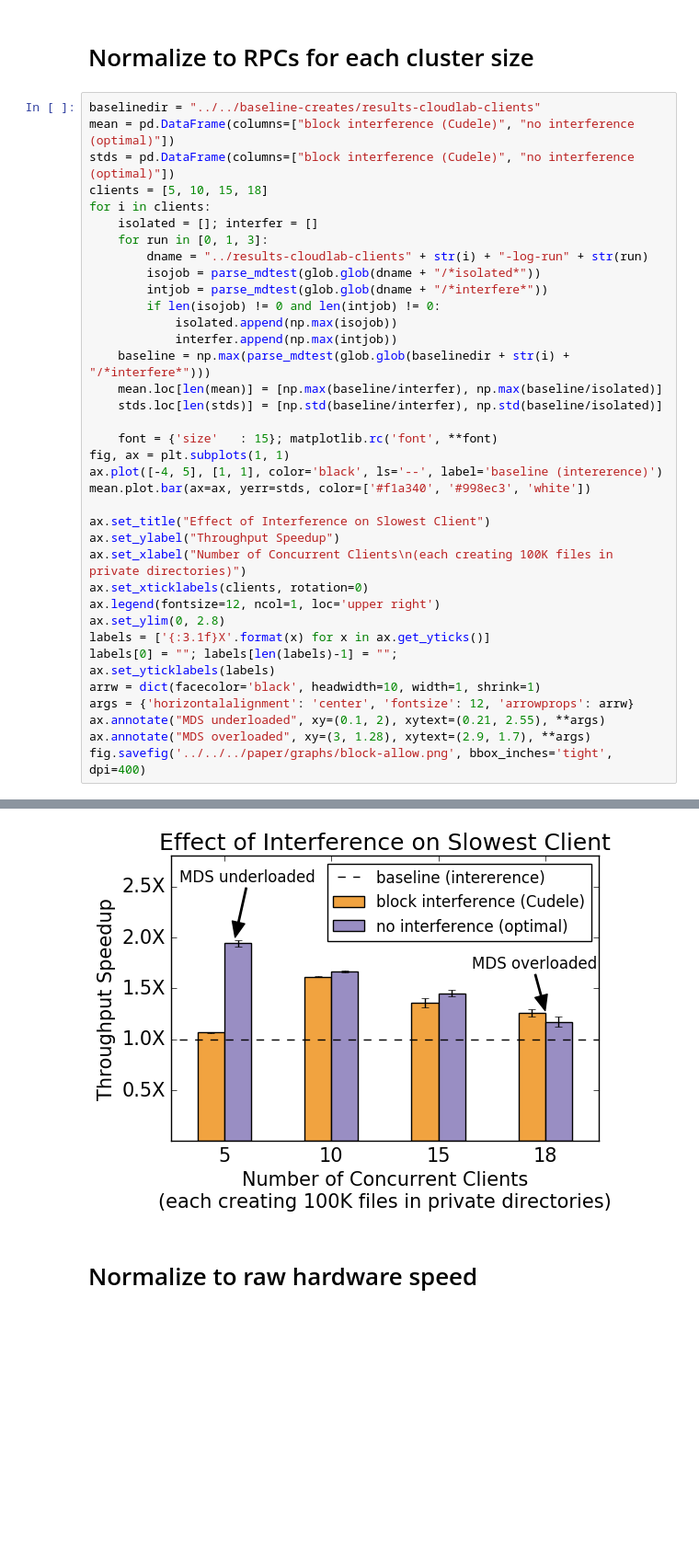
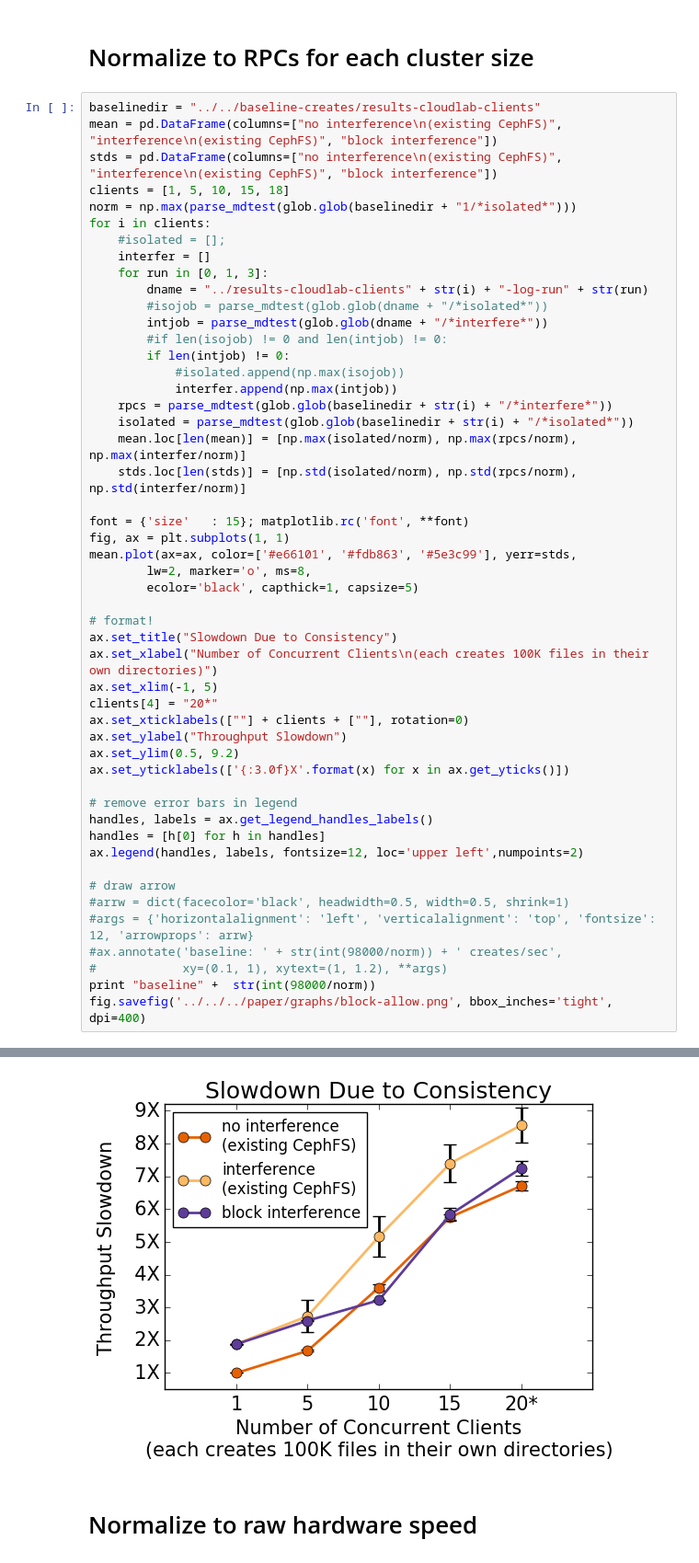
Before and after one commit to michaelsevilla/cudele-popper, a Jupyter notebook: experiments/cudele-blockapi/visualize/viz.ipynb, the cells around one changed output, grey strips where cells are left out. Shown at 92% size. Saved outputs shown, nothing was run; the diff lists cells and outputs as text; blank space fills up the shorter version.

```diff
--- a/experiments/cudele-blockapi/visualize/viz.ipynb
+++ b/experiments/cudele-blockapi/visualize/viz.ipynb
@@ -30,39 +30,52 @@ def parse_mdtest(files):
 # Normalize to RPCs for each cluster size
 # %%
 baselinedir = "../../baseline-creates/results-cloudlab-clients"
-mean = pd.DataFrame(columns=["block interference (Cudele)", "no interference (optimal)"])
-stds = pd.DataFrame(columns=["block interference (Cudele)", "no interference (optimal)"])
-clients = [5, 10, 15, 18]
+mean = pd.DataFrame(columns=["no interference\n(existing CephFS)", "interference\n(existing CephFS)", "block interference"])
+stds = pd.DataFrame(columns=["no interference\n(existing CephFS)", "interference\n(existing CephFS)", "block interference"])
+clients = [1, 5, 10, 15, 18]
+norm = np.max(parse_mdtest(glob.glob(baselinedir + "1/*isolated*")))
 for i in clients:
-    isolated = []; interfer = []
+    #isolated = [];
+    interfer = []
     for run in [0, 1, 3]:
         dname = "../results-cloudlab-clients" + str(i) + "-log-run" + str(run)
-        isojob = parse_mdtest(glob.glob(dname + "/*isolated*"))
+        #isojob = parse_mdtest(glob.glob(dname + "/*isolated*"))
         intjob = parse_mdtest(glob.glob(dname + "/*interfere*"))
-        if len(isojob) != 0 and len(intjob) != 0:
-            isolated.append(np.max(isojob))
+        #if len(isojob) != 0 and len(intjob) != 0:
+        if len(intjob) != 0:
+            #isolated.append(np.max(isojob))
             interfer.append(np.max(intjob))
-    baseline = np.max(parse_mdtest(glob.glob(baselinedir + str(i) + "/*interfere*")))
-    mean.loc[len(mean)] = [np.max(baseline/interfer), np.max(baseline/isolated)]
-    stds.loc[len(stds)] = [np.std(baseline/interfer), np.std(baseline/isolated)]
+    rpcs = parse_mdtest(glob.glob(baselinedir + str(i) + "/*interfere*"))
+    isolated = parse_mdtest(glob.glob(baselinedir + str(i) + "/*isolated*"))
+    mean.loc[len(mean)] = [np.max(isolated/norm), np.max(rpcs/norm), np.max(interfer/norm)]
+    stds.loc[len(stds)] = [np.std(isolated/norm), np.std(rpcs/norm), np.std(interfer/norm)]
 
-    font = {'size'   : 15}; matplotlib.rc('font', **font)
+font = {'size'   : 15}; matplotlib.rc('font', **font)
 fig, ax = plt.subplots(1, 1)
-ax.plot([-4, 5], [1, 1], color='black', ls='--', label='baseline (intererence)')
-mean.plot.bar(ax=ax, yerr=stds, color=['#f1a340', '#998ec3', 'white'])
+mean.plot(ax=ax, color=['#e66101', '#fdb863', '#5e3c99'], yerr=stds,
+        lw=2, marker='o', ms=8,
+        ecolor='black', capthick=1, capsize=5)
 
-ax.set_title("Effect of Interference on Slowest Client")
-ax.set_ylabel("Throughput Speedup")
-ax.set_xlabel("Number of Concurrent Clients\n(each creating 100K files in private directories)")
-ax.set_xticklabels(clients, rotation=0)
-ax.legend(fontsize=12, ncol=1, loc='upper right')
-ax.set_ylim(0, 2.8)
-labels = ['{:3.1f}X'.format(x) for x in ax.get_yticks()]
-labels[0] = ""; labels[len(labels)-1] = "";
-ax.set_yticklabels(labels)
-arrw = dict(facecolor='black', headwidth=10, width=1, shrink=1)
-args = {'horizontalalignment': 'center', 'fontsize': 12, 'arrowprops': arrw}
-ax.annotate("MDS underloaded", xy=(0.1, 2), xytext=(0.21, 2.55), **args)
-ax.annotate("MDS overloaded", xy=(3, 1.28), xytext=(2.9, 1.7), **args)
+# format!
+ax.set_title("Slowdown Due to Consistency")
+ax.set_xlabel("Number of Concurrent Clients\n(each creates 100K files in their own directories)")
+ax.set_xlim(-1, 5)
+clients[4] = "20*"
+ax.set_xticklabels([""] + clients + [""], rotation=0)
+ax.set_ylabel("Throughput Slowdown")
+ax.set_ylim(0.5, 9.2)
+ax.set_yticklabels(['{:3.0f}X'.format(x) for x in ax.get_yticks()])
+
+# remove error bars in legend
+handles, labels = ax.get_legend_handles_labels()
+handles = [h[0] for h in handles]
+ax.legend(handles, labels, fontsize=12, loc='upper left',numpoints=2)
+
+# draw arrow
+#arrw = dict(facecolor='black', headwidth=0.5, width=0.5, shrink=1)
+#args = {'horizontalalignment': 'left', 'verticalalignment': 'top', 'fontsize': 12, 'arrowprops': arrw}
+#ax.annotate('baseline: ' + str(int(98000/norm)) + ' creates/sec',
+#            xy=(0.1, 1), xytext=(1, 1.2), **args)
+print "baseline" +  str(int(98000/norm))
 fig.savefig('../../../paper/graphs/block-allow.png', bbox_inches='tight', dpi=400)
 # %% [output]
@@ -69,4 +83,4 @@ fig.savefig('../../../paper/graphs/block-allow.png', bbox_inches='tight', dpi=40
-[figure, old version]
+[figure, new version]
 # %% [markdown]
 # Normalize to raw hardware speed
 # %%
```
Also changed, not shown: parts of 2 cells of this notebook, 14 other files.
